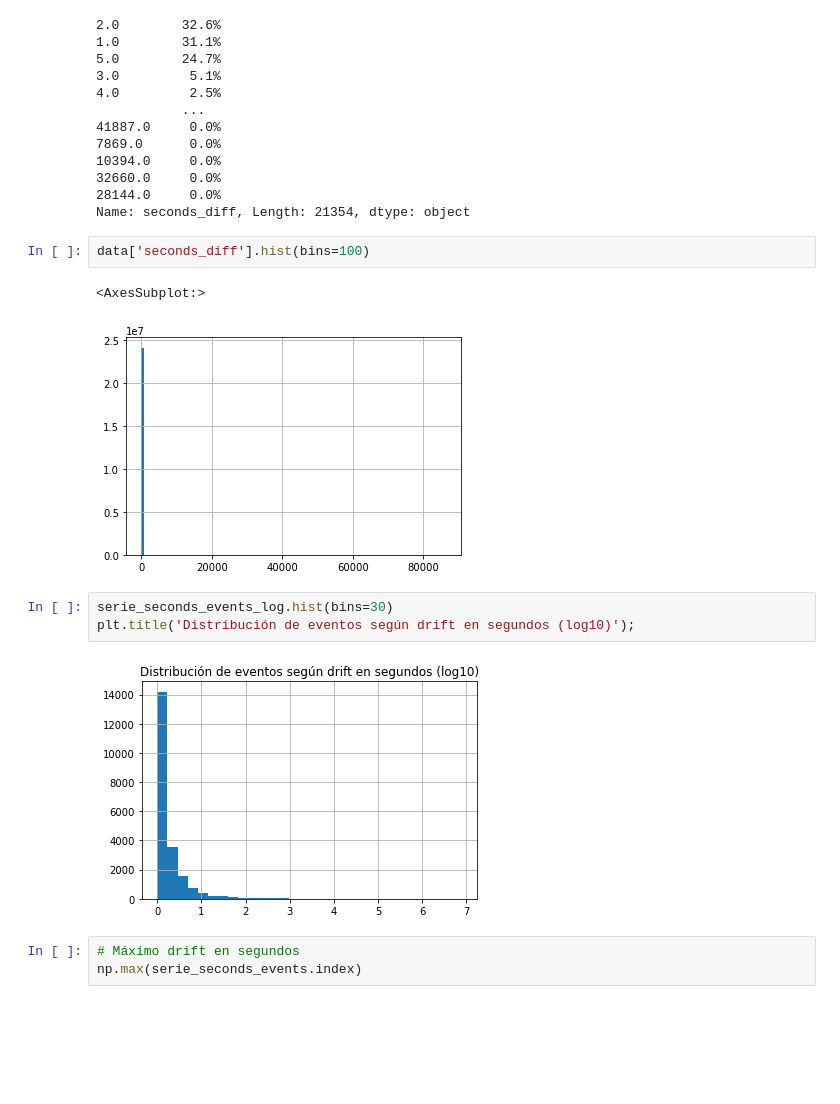
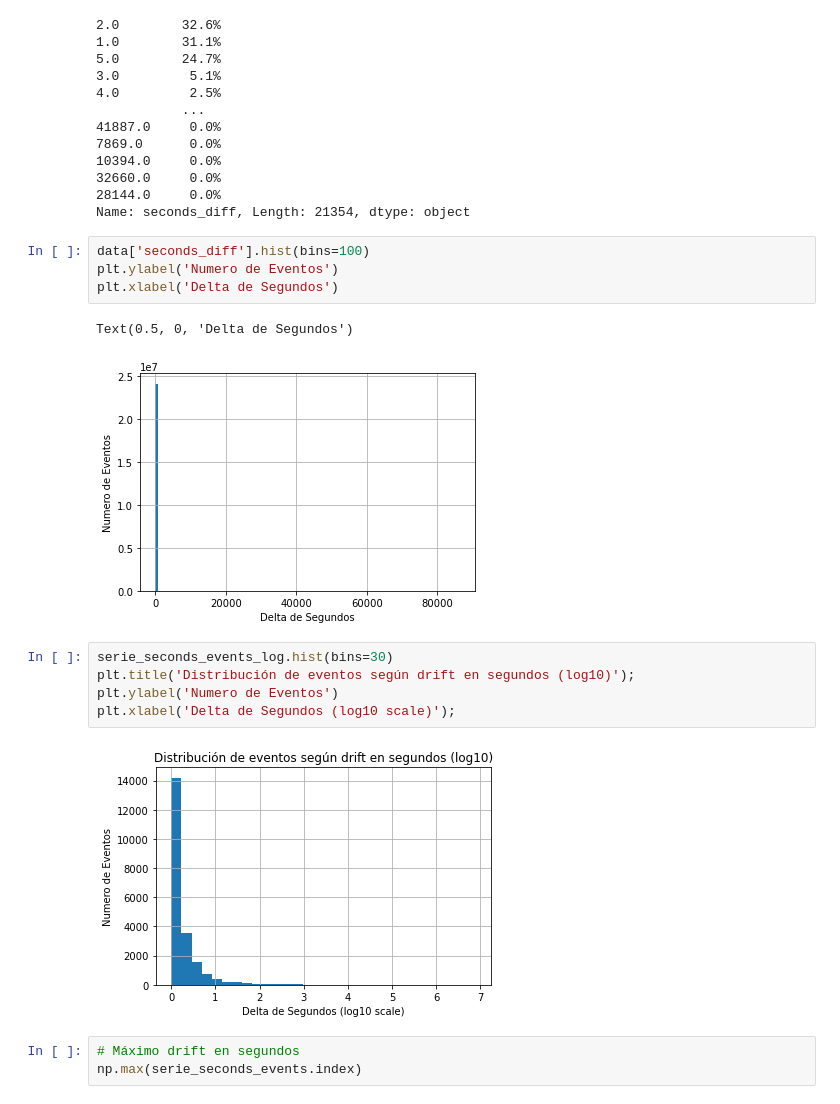
Before and after one commit to GabrielPila/skmob_mmc_mobility, a Jupyter notebook: notebooks/00.6_GeoLife_EDA.ipynb, the cells around one changed output. Saved outputs shown, nothing was run; the diff lists cells and outputs as text; blank space fills up the shorter version.

```diff
--- a/notebooks/00.6_GeoLife_EDA.ipynb
+++ b/notebooks/00.6_GeoLife_EDA.ipynb
@@ -161,14 +167,18 @@ Name: seconds_diff, Length: 21354, dtype: int64
 Name: seconds_diff, Length: 21354, dtype: object
 # %%
 data['seconds_diff'].hist(bins=100)
+plt.ylabel('Numero de Eventos')
+plt.xlabel('Delta de Segundos')
 # %% [output]
-<AxesSubplot:>
+Text(0.5, 0, 'Delta de Segundos')
-[figure, old version]
+[figure, new version]
 # %%
 serie_seconds_events_log.hist(bins=30)
 plt.title('Distribución de eventos según drift en segundos (log10)');
+plt.ylabel('Numero de Eventos')
+plt.xlabel('Delta de Segundos (log10 scale)');
 # %% [output]
-[figure, old version]
+[figure, new version]
 # %%
 # Máximo drift en segundos
 np.max(serie_seconds_events.index)
```
Also changed, not shown: parts of 15 cells of this notebook.
